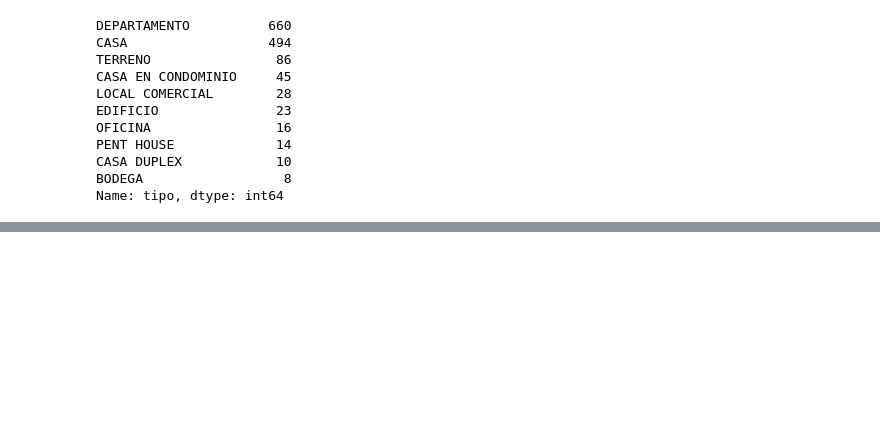
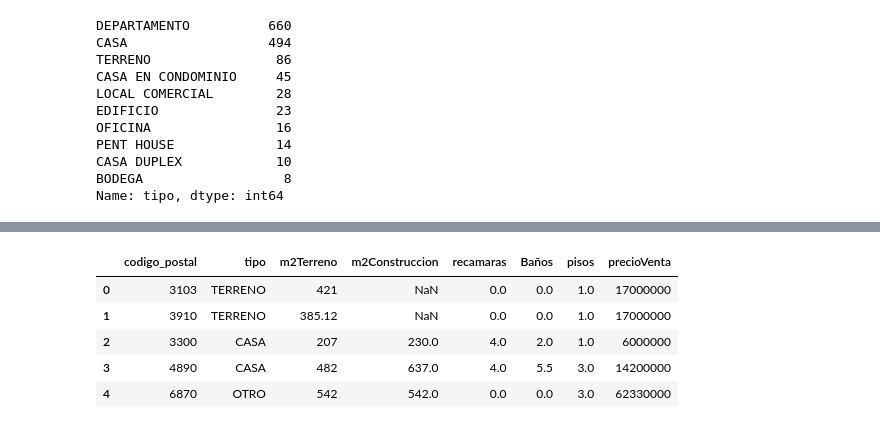
Before and after one commit to JCastro1986/Final-Project, a Jupyter notebook: ML_Practice.ipynb, the cells around one changed output, grey strips where cells are left out. Saved outputs shown, nothing was run; the diff lists cells and outputs as text; code cells hidden in the pictures; blank space fills up the shorter version.

```diff
--- a/ML_Practice.ipynb
+++ b/ML_Practice.ipynb
@@ -98,0 +131,11 @@ AttributeError: 'NoneType' object has no attribute 'tipo'
+# %%
+# Replace NaN with 1 pisos
+prices_df["pisos"] = prices_df["pisos"].fillna(1)
+prices_df.head()
+# %% [output]
+|  | codigo_postal | tipo | m2Terreno | m2Construccion | recamaras | Baños | pisos | precioVenta |
+| 0 | 3103 | TERRENO | 421 | NaN | 0.0 | 0.0 | 1.0 | 17000000 |
+| 1 | 3910 | TERRENO | 385.12 | NaN | 0.0 | 0.0 | 1.0 | 17000000 |
+| 2 | 3300 | CASA | 207 | 230.0 | 4.0 | 2.0 | 1.0 | 6000000 |
+| 3 | 4890 | CASA | 482 | 637.0 | 4.0 | 5.5 | 3.0 | 14200000 |
+| 4 | 6870 | OTRO | 542 | 542.0 | 0.0 | 0.0 | 3.0 | 62330000 |
```
Also changed, not shown: parts of 22 cells of this notebook.
